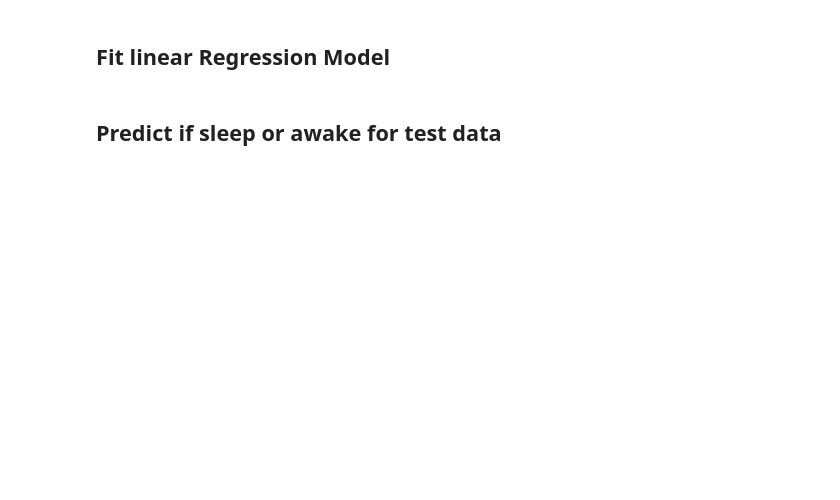
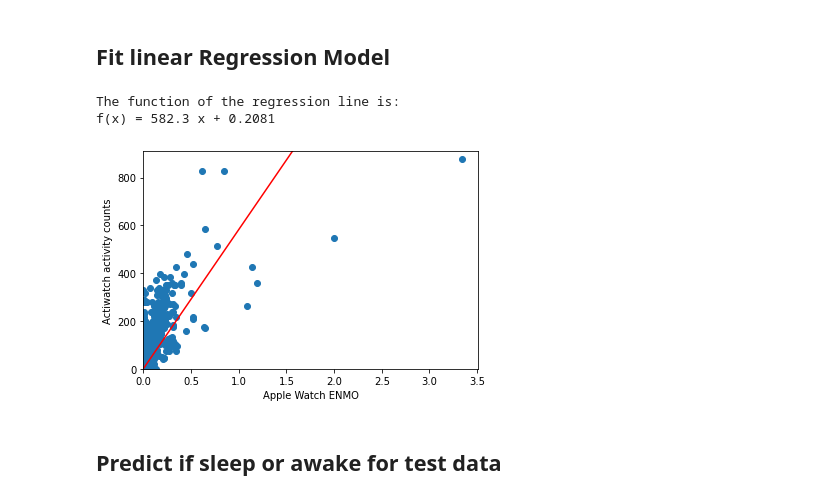
Before and after one commit to notallheroeswearcapes/ifn646_group9, a Jupyter notebook: submission.ipynb, the cells around one changed output. Saved outputs shown, nothing was run; the diff lists cells and outputs as text; code cells hidden in the pictures; blank space fills up the shorter version.

```diff
--- a/submission.ipynb
+++ b/submission.ipynb
@@ -99,5 +106,8 @@ def classify(row, col):
 # %%
 train['Actiware classification calculated'] = train.apply(lambda x: classify(x, 'Actiwatch Total Counts'), axis=1)
 
-# print first 30 items
+# set uninterrupted sleep values
+train = __handle_missing_values(train, 'Actiware classification calculated')
+
+#print first 30 elements
 train.head(30)
@@ -115,21 +157,35 @@ train.plot.scatter(x='Apple Watch ENMO', y='Actiwatch activity counts')
 # %%
 # declare x and y for the model
 x = train['Apple Watch ENMO']
 y = train['Actiwatch activity counts']
+
+x.fillna(0, inplace=True)
 
 # fit linear model
 model = numpy.poly1d(numpy.polyfit(x, y, 1))
 
 # create linspace to draw scatter plot in next step
 line = numpy.linspace(0, 3.5, 1000)
 
 # scatter plot
 plt.scatter(x, y)
 
 # draw regression graph into plot
-plt.plot(line, model(line))
+plt.plot(line, model(line), color='red')
+
+# set limits
+plt.xlim([0,3.51])
+plt.ylim([0,910])
+
+# set labels
+plt.xlabel("Apple Watch ENMO")
+plt.ylabel("Actiwatch activity counts")
 
 print('The function of the regression line is:\nf(x) =', str(model).strip())
+# %% [output]
+The function of the regression line is:
+f(x) = 582.3 x + 0.2081
+[figure, added]
 # %% [markdown]
 ## Predict if sleep or awake for test data
 # %%
```
Also changed, not shown: parts of 42 cells of this notebook.
